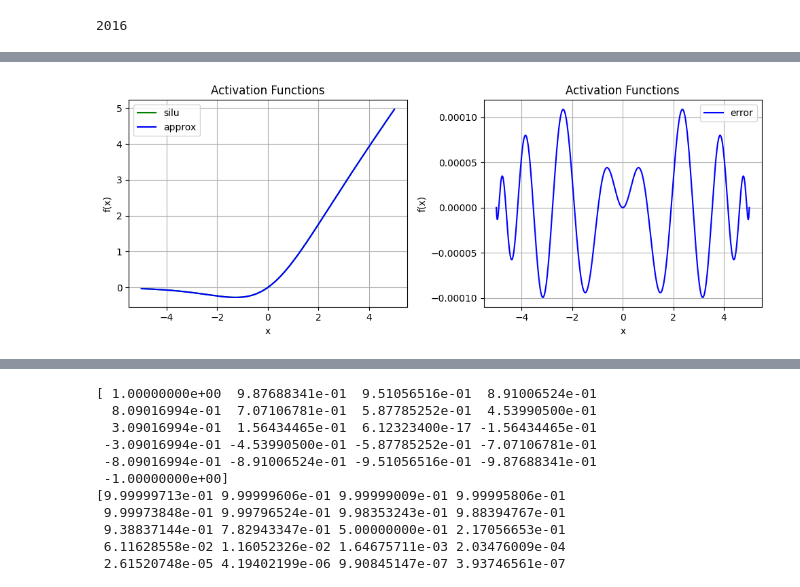
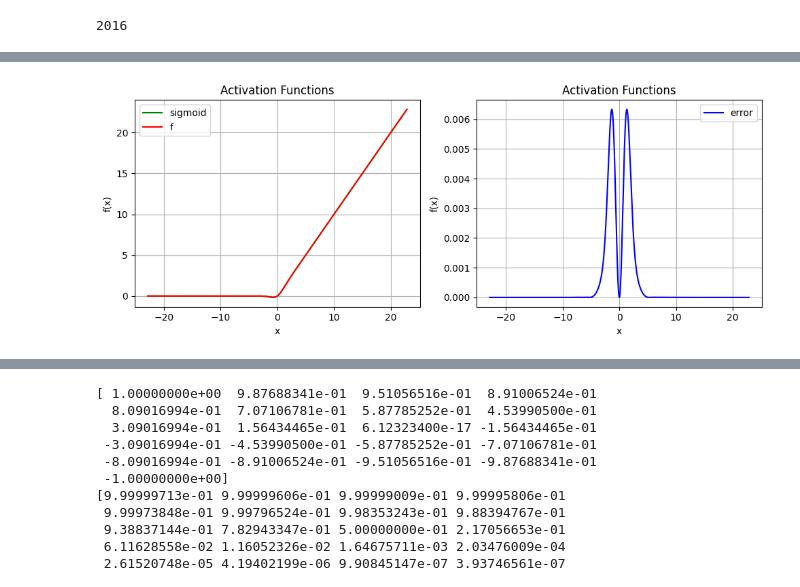
Before and after one commit to haozetao/ckks_llm, a Jupyter notebook: python/nonlinear.ipynb, the cells around one changed output, grey strips where cells are left out. Drawn from its saved outputs; the diff is of its cells as text; code cells hidden in the pictures.

```diff
--- a/python/nonlinear.ipynb
+++ b/python/nonlinear.ipynb
@@ -241,16 +245,17 @@ pi = math.pi
 cos = math.cos
 sin = math.sin
 
-length = 20
+exp_length = 15
+exp_length2 = 120
 
 def target_function(x):
     return pow(math.e, x)
 
 def targ_1(x):
-    return pow(math.e, (length)/2*(x-1))
+    return pow(math.e, (exp_length)/2*(x-1))
 
 def targ_2(x):
-    return pow(math.e, (length)/2*(x))
+    return pow(math.e, (exp_length2)/2*(x))
 
 cheby_deg = 16
 
@@ -288,14 +293,14 @@ for i in range(0, cheby_deg):
 	pn2 = pn2 + y2[i] * T[i]
 
 # Generate x values
-x = np.linspace(-length, 0, 10000)
+x = np.linspace(-exp_length, 0, 10000)
 
 # Create the figure with two subplots
 fig, ((ax1, ax2), (ax3, ax4)) = plt.subplots(2, 2, figsize=(10, 6))
 
 # Plot activation functions
 ax1.plot(x, target_function(x), label='e^x', color='green')
-ax1.plot(x, pn1(x*2/length+1), label='approx', color='blue')
+ax1.plot(x, pn1(x*2/exp_length+1), label='approx', color='blue')
 ax1.set_title('Activation Functions')
 ax1.set_xlabel('x')
 ax1.set_ylabel('f(x)')
@@ -303,7 +308,7 @@ ax1.grid(True)
 ax1.legend()
 
 # Plot activation functions
-ax2.plot(x, target_function(x) - pn1(x*2/length+1), label='error', color='blue')
+ax2.plot(x, target_function(x) - pn1(x*2/exp_length+1), label='error', color='blue')
 ax2.set_title('Activation Functions')
 ax2.set_xlabel('x')
 ax2.set_ylabel('f(x)')
@@ -311,10 +316,10 @@ ax2.grid(True)
 ax2.legend()
 
 
-x = np.linspace(-length/2, length, 10000)
+x = np.linspace(-exp_length2/2, exp_length2/2, 10000)
 # Plot activation functions
 ax3.plot(x, target_function(x), label='e^x', color='green')
-ax3.plot(x, pn2(x*2/length), label='approx', color='blue')
+ax3.plot(x, pn2(x*2/exp_length2), label='approx', color='blue')
 ax3.set_title('Activation Functions')
 ax3.set_xlabel('x')
 ax3.set_ylabel('f(x)')
@@ -322,7 +327,7 @@ ax3.grid(True)
 ax3.legend()
 
 # Plot activation functions
-ax4.plot(x, target_function(x) - pn2(x*2/length), label='error', color='blue')
+ax4.plot(x, target_function(x) - pn2(x*2/exp_length2), label='error', color='blue')
 ax4.set_title('Activation Functions')
 ax4.set_xlabel('x')
 ax4.set_ylabel('f(x)')
@@ -414,24 +427,33 @@ sum of approx2 softmax -1.1349615639007395e+17
 # %%
 import numpy as np
-length = 5
-cheby_deg = 16
+from scipy.stats import norm
+
+length = 15
+cheby_deg = 42
+
+def sigmoid(x):
+    return 1 / (1 + np.exp(-x))
+
+def CDF(x):
+    return norm.cdf(x)
 
 def target_function(x):
-    return pow(math.e, x)/(1 + pow(math.e, x))
+    # return sigmoid(x)
+    return CDF(x)
 
 def targ_2(x):
     x *= length
-    return pow(math.e, x)/(1 + pow(math.e, x))
+    return target_function(x)
+    # return CDF(x)
 
 x = np.array([cos(pi / 2 * (2*i/cheby_deg)) for i in range(cheby_deg+1)])
-print(x)
 y = np.array([targ_2(xx) for xx in x])
-print(y)
+# print(y)
 
 chebyPoly = Chebyshev.fit(x, y, deg = cheby_deg-1)
 y = chebyPoly.coef
 y = list(y)
-print("y: ", y)
+# print("y: ", y)
 
 T0 = np.polynomial.Polynomial(coef=[1])
 T1 = np.polynomial.Polynomial(coef=[0,1])
@@ -446,33 +468,36 @@ pn = 0
 for i in range(0, cheby_deg):
 	pn = pn + y[i] * T[i]
 
-def sigmoid(x):
-    return 1 / (1 + np.exp(-x))
-
-def swish(x, beta=1):
-    return x * sigmoid(beta * x)
-
-def silu(x):
-    return swish(x, beta=1)  # SiLU is Swish with beta=1
-
+def f(x):
+    return -0.5 * x**3 + 1.5 * x
+    # return x*x
 
 # Create the figure with two subplots
 fig, (ax1, ax2) = plt.subplots(1, 2, figsize=(10, 4))
 
+iter = 1
+scaler = pow(1.523, iter)
+print(scaler)
+
+def approx(x, iter):
+    temp = 2 * pn(x/(length*scaler)) - 1
+    for i in range(iter):
+        temp = f(temp)
+    return temp / 2 + 0.5
+
 # Generate x values
-x = np.linspace(-length, length, 10000)
+x = np.linspace(-length*scaler, length*scaler, 10000)
 # Plot activation functions
-ax1.plot(x, silu(x), label='silu', color='green')
-ax1.plot(x, pn(x/length)*x, label='approx', color='blue')
+ax1.plot(x, target_function(x)*x, label='sigmoid', color='green')
+ax1.plot(x, approx(x, iter)*x, label='f', color='red')
 ax1.set_title('Activation Functions')
 ax1.set_xlabel('x')
 ax1.set_ylabel('f(x)')
 ax1.grid(True)
 ax1.legend()
 
-
 # Plot activation functions
-ax2.plot(x, silu(x) - pn(x/length)*x, label='error', color='blue')
+ax2.plot(x, target_function(x)*x - approx(x, iter)*x, label='error', color='blue')
 ax2.set_title('Activation Functions')
 ax2.set_xlabel('x')
 ax2.set_ylabel('f(x)')
@@ -495 +512 @@ y:  [0.5, 0.5876811235265726, -2.007269726835591e-17, -0.12149623872303088, -2.0
-[figure, old version]
+[figure, new version]
```
Also changed, not shown: parts of 7 cells of this notebook, 9 other files.
